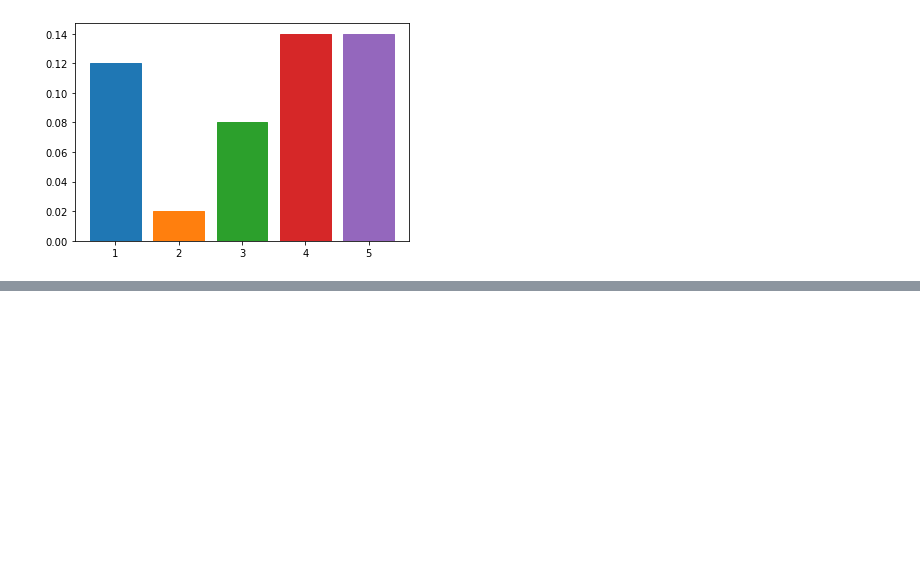
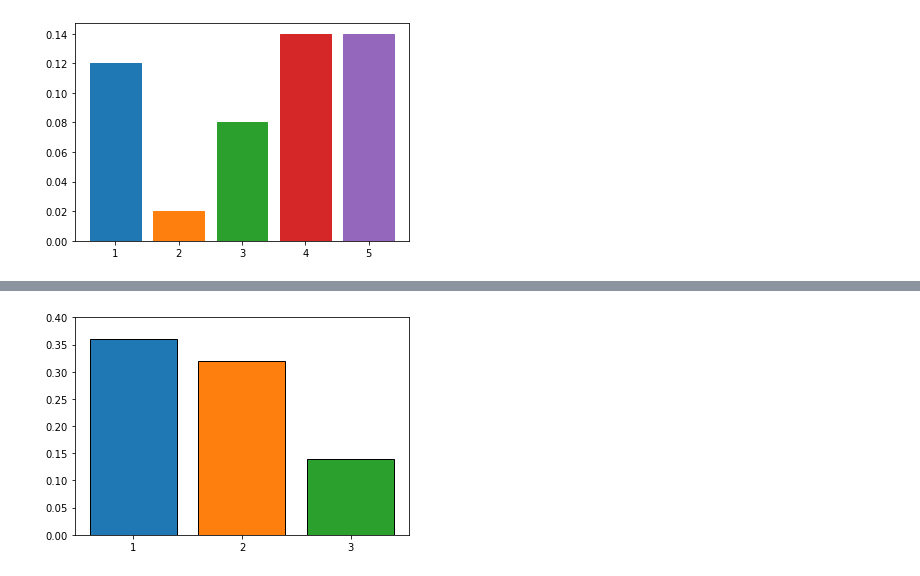
Before and after one commit to Sakib1418/Corteva, a Jupyter notebook: plot.ipynb, the cells around one changed output, grey strips where cells are left out. Cells and saved outputs as stored; diff of their text form; code cells hidden in the pictures; blank space fills up the shorter version.

```diff
--- a/plot.ipynb
+++ b/plot.ipynb
@@ -333,0 +260,19 @@ plt.show()
+# %%
+nonzero_list = [case_1['non_zero_frac'], case_2['non_zero_frac'], case_3['non_zero_frac']]
+bar_plot = plt.bar([int(i+1) for i in range(len(nonzero_list))],nonzero_list,edgecolor='k')
+
+
+bar_plot[0].set_color('#1f77b4')
+bar_plot[1].set_color('#ff7f0e')
+bar_plot[2].set_color('#2ca02c')
+# bar_plot[3].set_color('#d62728')
+# bar_plot[4].set_color('#9467bd')
+bar_plot[0].set_edgecolor('black')
+bar_plot[1].set_edgecolor('black')
+bar_plot[2].set_edgecolor('black')
+
+plt.xticks([1,2,3])
+plt.ylim([0,.4])
+plt.show()
+# %% [output]
+[figure, added]
```
Also changed, not shown: parts of 17 cells of this notebook, 11 other files.
